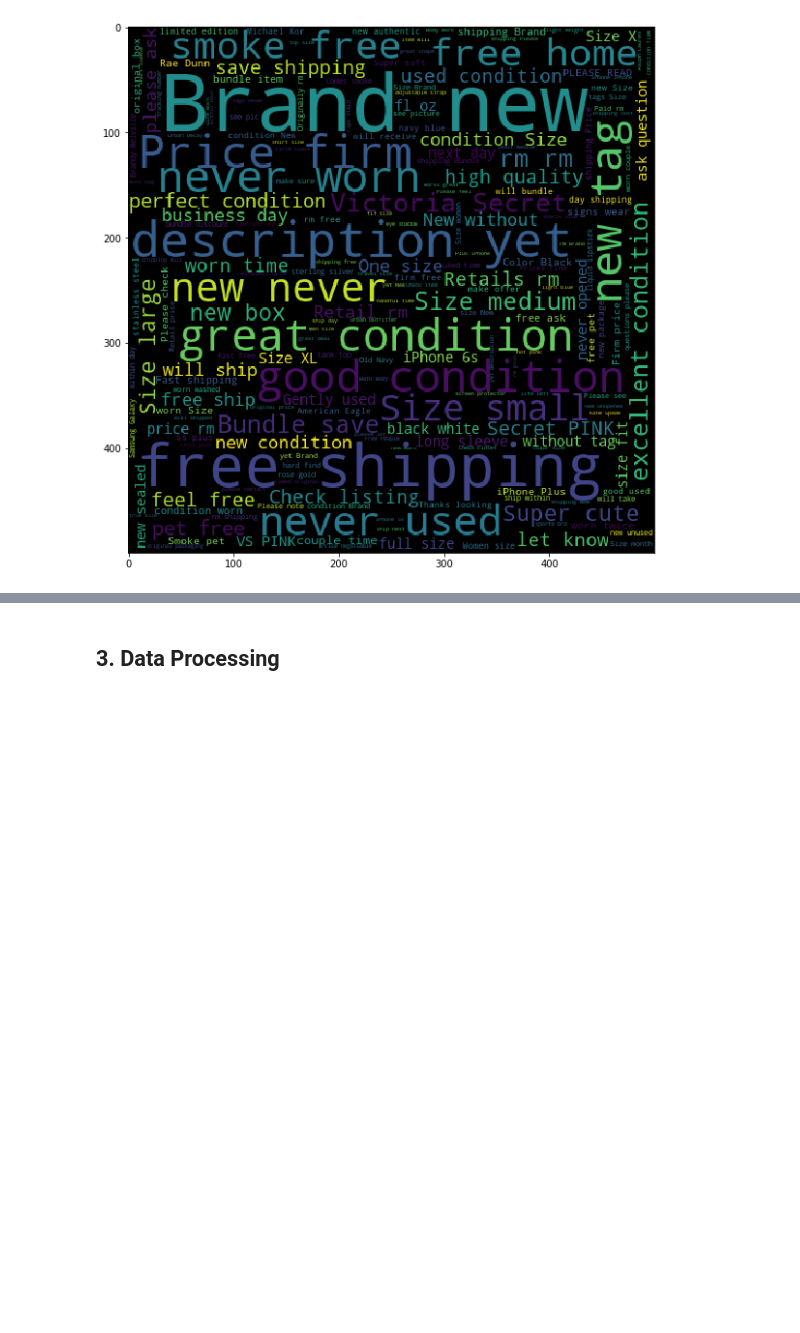
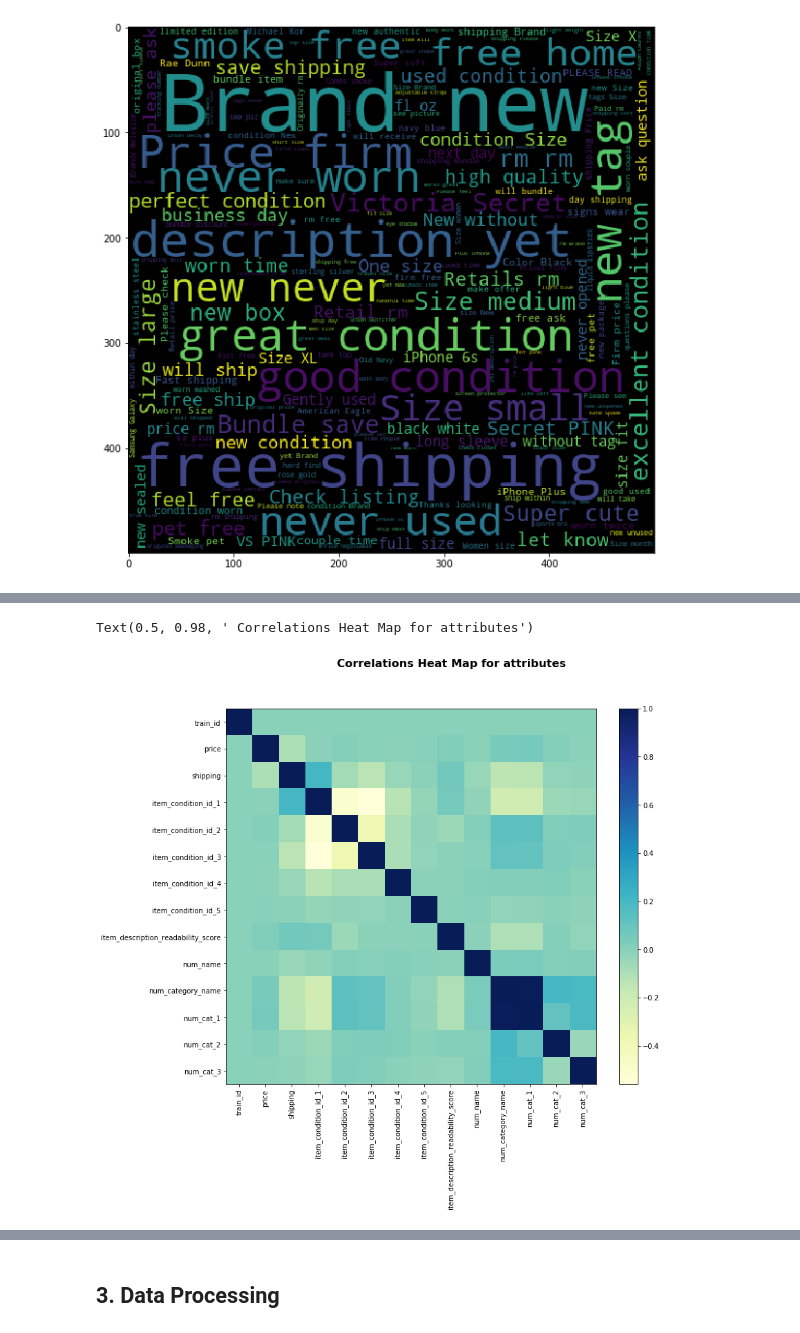
Before and after one commit to Hitesh1912/Competitive_Intelligence, a Jupyter notebook: RNN_model_DMT.ipynb, the cells around one changed output, grey strips where cells are left out. Saved outputs shown, nothing was run; the diff lists cells and outputs as text; code cells hidden in the pictures; blank space fills up the shorter version.

```diff
--- a/RNN_model_DMT.ipynb
+++ b/RNN_model_DMT.ipynb
@@ -427,0 +451,12 @@ plt.show()
+# %%
+corltn=train_data.corr()
+corltn=corltn.fillna(0)
+plt.figure(figsize=(12, 10))
+plt.imshow(corltn, cmap='YlGnBu', interpolation='none', aspect='auto')
+plt.colorbar()
+plt.xticks(range(len(corltn)), corltn.columns, rotation='vertical')
+plt.yticks(range(len(corltn)), corltn.columns);
+plt.suptitle(' Correlations Heat Map for attributes', fontsize=16, fontweight='bold')
+# %% [output]
+Text(0.5, 0.98, ' Correlations Heat Map for attributes')
+[figure, added]
```
Also changed, not shown: parts of 42 cells of this notebook.
